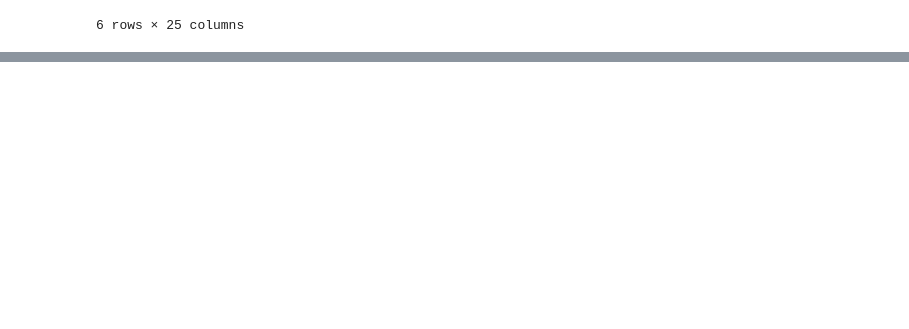
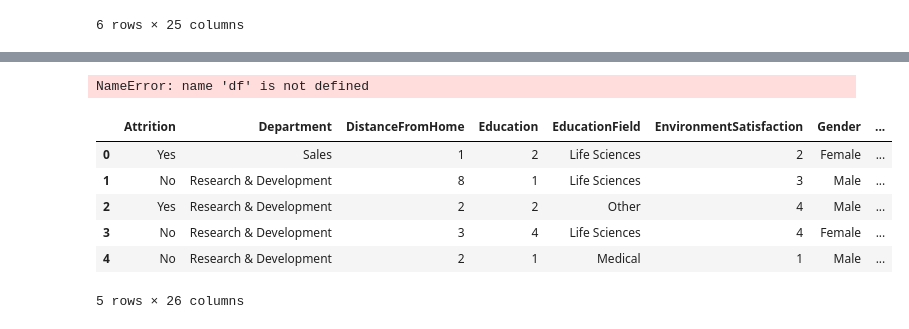
Before and after one commit to lauramh018/Final_project, a Jupyter notebook: employee_turnover.ipynb, the cells around one changed output, grey strips where cells are left out. Saved outputs shown, nothing was run; the diff lists cells and outputs as text; code cells hidden in the pictures; blank space fills up the shorter version.

```diff
--- a/employee_turnover.ipynb
+++ b/employee_turnover.ipynb
@@ -147,0 +211,8 @@ grouped.head(10)
+# %%
+cleandf = clean_data.drop("Age",axis =1)
+celandf.head()
+target =df("")
+predictors = clean_data[['Age','Education','Department','DistanceFromHome']]
+target = df[""]
+# %% [output]
+NameError: name 'df' is not defined
@@ -147,0 +226,11 @@ grouped.head(10)
+# %%
+cleandf = clean_data.drop("Age",axis =1)
+celandf.head()
+# %% [output]
+|  | Attrition | Department | DistanceFromHome | Education | EducationField | EnvironmentSatisfaction | Gender | ... |
+| 0 | Yes | Sales | 1 | 2 | Life Sciences | 2 | Female | ... |
+| 1 | No | Research & Development | 8 | 1 | Life Sciences | 3 | Male | ... |
+| 2 | Yes | Research & Development | 2 | 2 | Other | 4 | Male | ... |
+| 3 | No | Research & Development | 3 | 4 | Life Sciences | 4 | Female | ... |
+| 4 | No | Research & Development | 2 | 1 | Medical | 1 | Male | ... |
+5 rows × 26 columns
```
Also changed, not shown: parts of 6 cells of this notebook.
